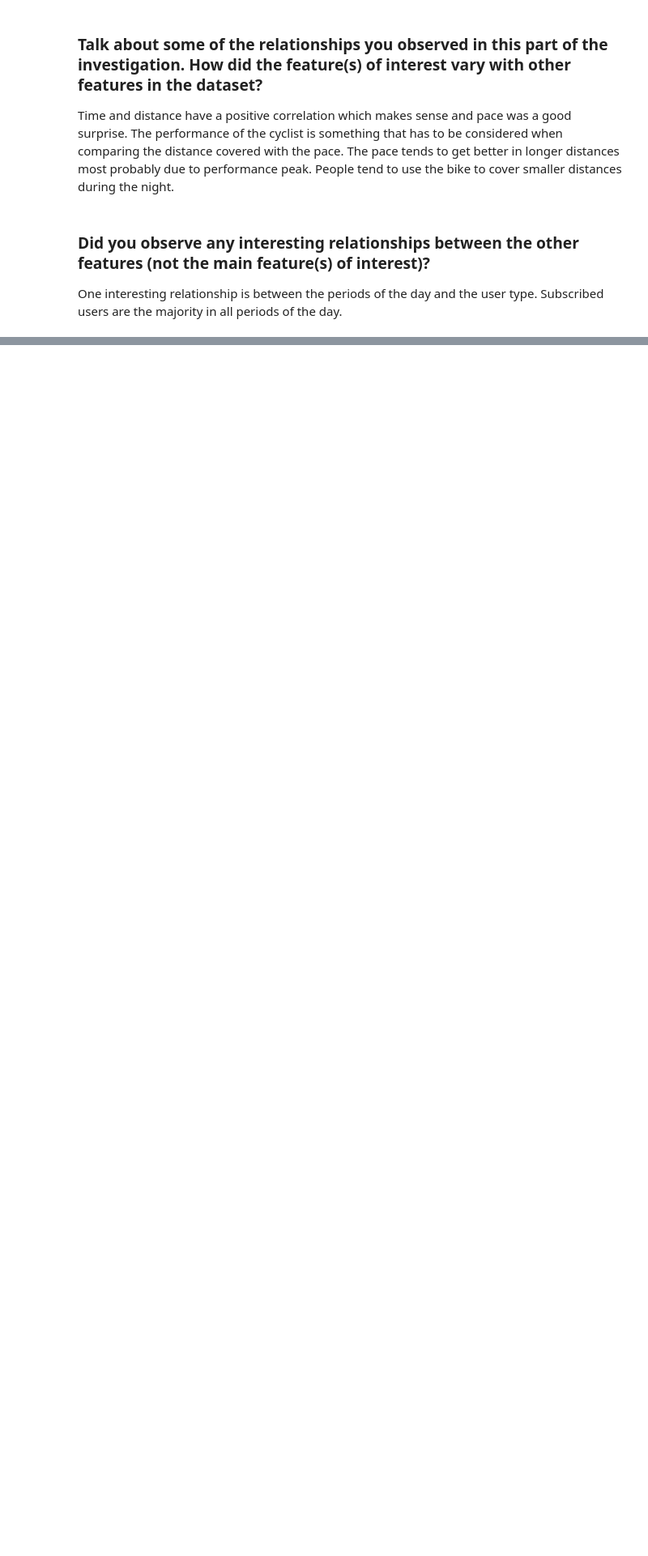
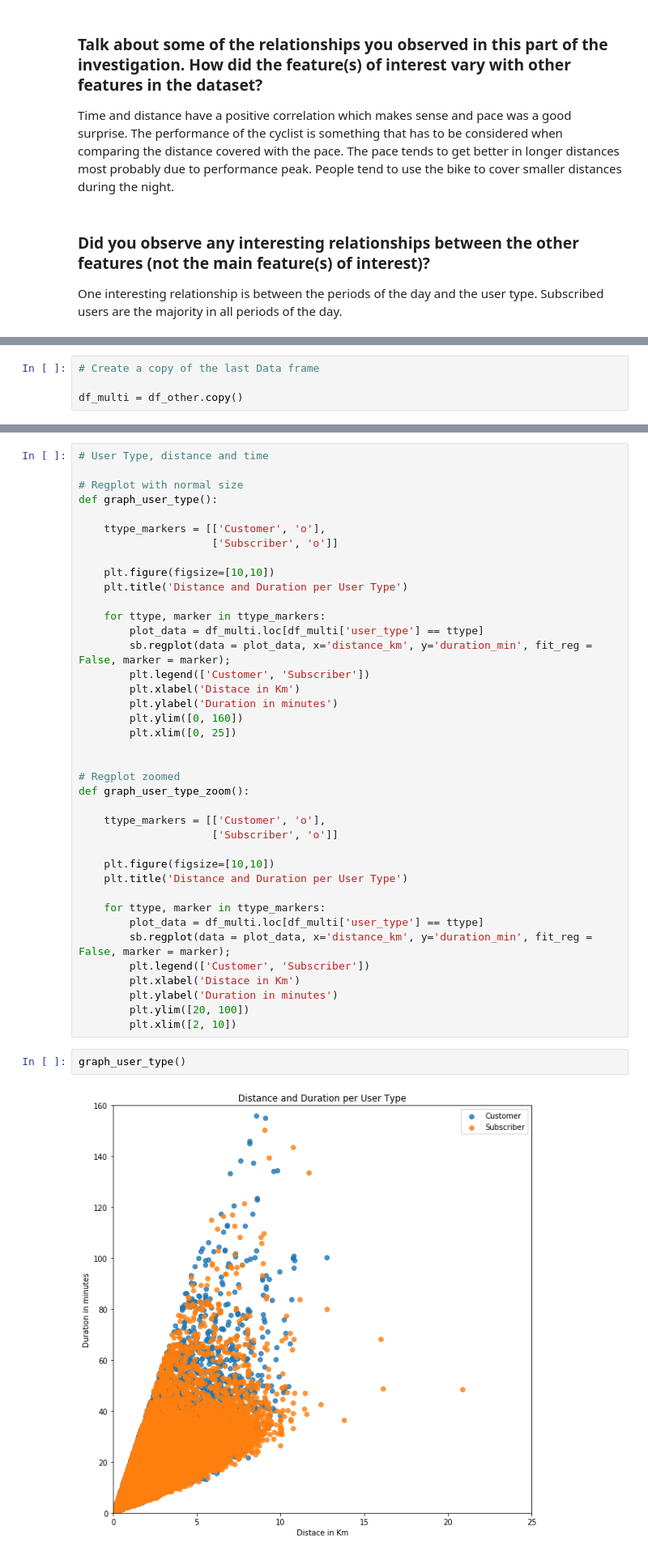
Before and after one commit to eduardopd/udacity-data-analysis-data-visualization, a Jupyter notebook: bay-wheels.ipynb, the cells around one changed output, grey strips where cells are left out. Shown at 81% size. Cells and saved outputs as stored; diff of their text form; blank space fills up the shorter version.

Commit message:
feat: multivariate exploration

```diff
--- a/bay-wheels.ipynb
+++ b/bay-wheels.ipynb
@@ -892,0 +882,4 @@ One interesting relationship is between the periods of the day and the user type
+# %%
+# Create a copy of the last Data frame
+
+df_multi = df_other.copy()
@@ -892,0 +888,43 @@ One interesting relationship is between the periods of the day and the user type
+# %%
+# User Type, distance and time
+
+# Regplot with normal size
+def graph_user_type():
+
+    ttype_markers = [['Customer', 'o'],
+                     ['Subscriber', 'o']]
+
+    plt.figure(figsize=[10,10])
+    plt.title('Distance and Duration per User Type')
+
+    for ttype, marker in ttype_markers:
+        plot_data = df_multi.loc[df_multi['user_type'] == ttype]
+        sb.regplot(data = plot_data, x='distance_km', y='duration_min', fit_reg = False, marker = marker);
+        plt.legend(['Customer', 'Subscriber'])
+        plt.xlabel('Distace in Km')
+        plt.ylabel('Duration in minutes')
+        plt.ylim([0, 160])
+        plt.xlim([0, 25])
+
+
+# Regplot zoomed
+def graph_user_type_zoom():
+
+    ttype_markers = [['Customer', 'o'],
+                     ['Subscriber', 'o']]
+
+    plt.figure(figsize=[10,10])
+    plt.title('Distance and Duration per User Type')
+
+    for ttype, marker in ttype_markers:
+        plot_data = df_multi.loc[df_multi['user_type'] == ttype]
+        sb.regplot(data = plot_data, x='distance_km', y='duration_min', fit_reg = False, marker = marker);
+        plt.legend(['Customer', 'Subscriber'])
+        plt.xlabel('Distace in Km')
+        plt.ylabel('Duration in minutes')
+        plt.ylim([20, 100])
+        plt.xlim([2, 10])
+# %%
+graph_user_type()
+# %% [output]
+[figure, added]
```
Also changed, not shown: parts of 14 cells of this notebook.
